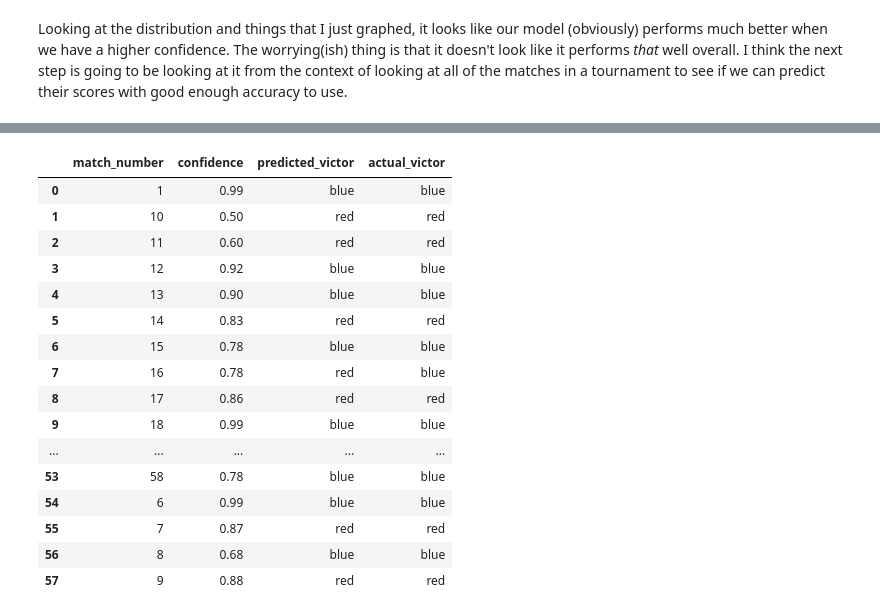
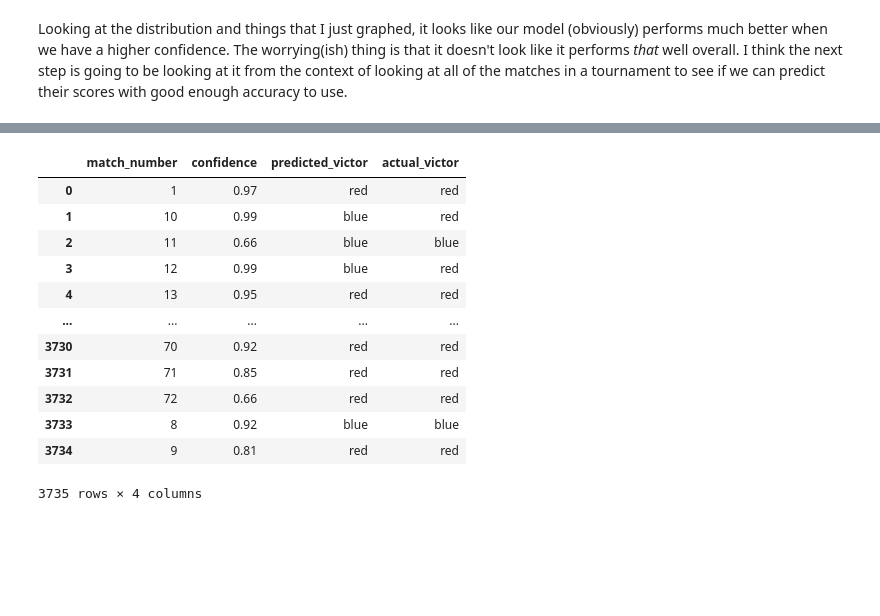
Before and after one commit to morzack/Sakurajima-Scouting, a Jupyter notebook: week-2.ipynb, the cells around one changed output, grey strips where cells are left out. Saved outputs shown, nothing was run; the diff lists cells and outputs as text; code cells hidden in the pictures; blank space fills up the shorter version.

```diff
--- a/week-2.ipynb
+++ b/week-2.ipynb
@@ -268,3 +295,5 @@ score_model.predict_alliance(['frc5160', 'frc5511', 'frc7763'], .95, team_compon
+# %%
+score_model = ScorePredictor(loading_file='data/saved_models/v1/score-model.json')
 # %% [markdown]
 Anyways, now that we have the model and it looks like it works, it's time to see if it actually works. We should be able to figure this out by doing some basic stats -- if we use 95% mean score intervals, than 95% of all team mean scores should fall within it.
 # %%
@@ -308,7 +337,8 @@ sns.jointplot('percent_confidence', 'percent_accuracy', data=confidence_results_
 # %% [markdown]
 Looking at the distribution and things that I just graphed, it looks like our model (obviously) performs much better when we have a higher confidence. The worrying(ish) thing is that it doesn't look like it performs _that_ well overall. I think the next step is going to be looking at it from the context of looking at all of the matches in a tournament to see if we can predict their scores with good enough accuracy to use.
 # %%
-tournament_investigating = '2020ncpem'
-investigating_tournament_matches, _, _, _ = load_data_event(f'week2/{tournament_investigating}')
+tournament_investigating = 'week1/2020ncwak'
+# investigating_tournament_matches, _, _, _ = load_data_event(tournament_investigating)
+investigating_tournament_matches = qualification_matches
 investigating_tournament_matches
 # %% [output]
@@ -333,37 +358,35 @@ investigating_tournament_matches
 # %%
 match_predictions = []
 for _, match in investigating_tournament_matches.iterrows():
     for confidence in range(99, 0, -1):
         confidence_percent = confidence / 100
-        red_mean, red_std = score_model.predict_alliance(match['red_keys'], confidence_percent, team_component_opr_normalized, team_data)
-        blue_mean, blue_std = score_model.predict_alliance(match['blue_keys'], confidence_percent, team_component_opr_normalized, team_data)
+        red_keys = [match['red_1_key'], match['red_2_key'], match['red_3_key']]
+        blue_keys = [match['blue_1_key'], match['blue_2_key'], match['blue_3_key']]
+        red_mean, red_std = score_model.predict_alliance(red_keys, confidence_percent, team_component_opr_normalized, team_data)
+        blue_mean, blue_std = score_model.predict_alliance(blue_keys, confidence_percent, team_component_opr_normalized, team_data)
         red_interval = (red_mean-red_std, red_mean+red_std)
         blue_interval = (blue_mean-blue_std, blue_mean+blue_std)
         if not ((blue_interval[0] < red_interval[0] < blue_interval[1]) or blue_interval[0] < red_interval[1] < blue_interval[1]):
             break
     predicted_victor = 'red' if red_interval[0] > blue_interval[1] else 'blue'
     actual_victor = 'red' if match['red_points_scored'] > match['blue_points_scored'] else 'blue'
     match_predictions.append([match['match_number'], confidence_percent, predicted_victor, actual_victor])
 match_predictions_df = pd.DataFrame(match_predictions, columns=['match_number', 'confidence', 'predicted_victor','actual_victor'])
 match_predictions_df
 # %% [output]
 |  | match_number | confidence | predicted_victor | actual_victor |
-| 0 | 1 | 0.99 | blue | blue |
-| 1 | 10 | 0.50 | red | red |
-| 2 | 11 | 0.60 | red | red |
-| 3 | 12 | 0.92 | blue | blue |
-| 4 | 13 | 0.90 | blue | blue |
-| 5 | 14 | 0.83 | red | red |
-| 6 | 15 | 0.78 | blue | blue |
-| 7 | 16 | 0.78 | red | blue |
-| 8 | 17 | 0.86 | red | red |
-| 9 | 18 | 0.99 | blue | blue |
+| 0 | 1 | 0.97 | red | red |
+| 1 | 10 | 0.99 | blue | red |
+| 2 | 11 | 0.66 | blue | blue |
+| 3 | 12 | 0.99 | blue | red |
+| 4 | 13 | 0.95 | red | red |
 | ... | ... | ... | ... | ... |
-| 53 | 58 | 0.78 | blue | blue |
-| 54 | 6 | 0.99 | blue | blue |
-| 55 | 7 | 0.87 | red | red |
-| 56 | 8 | 0.68 | blue | blue |
-| 57 | 9 | 0.88 | red | red |
+| 3730 | 70 | 0.92 | red | red |
+| 3731 | 71 | 0.85 | red | red |
+| 3732 | 72 | 0.66 | red | red |
+| 3733 | 8 | 0.92 | blue | blue |
+| 3734 | 9 | 0.81 | red | red |
+3735 rows × 4 columns
 # %%
 missed_predictions = match_predictions_df.loc[match_predictions_df['predicted_victor'] != match_predictions_df['actual_victor']]
 correct_predictions = match_predictions_df.loc[match_predictions_df['predicted_victor'] == match_predictions_df['actual_victor']]
```
Also changed, not shown: parts of 10 cells of this notebook, 1 other file.
